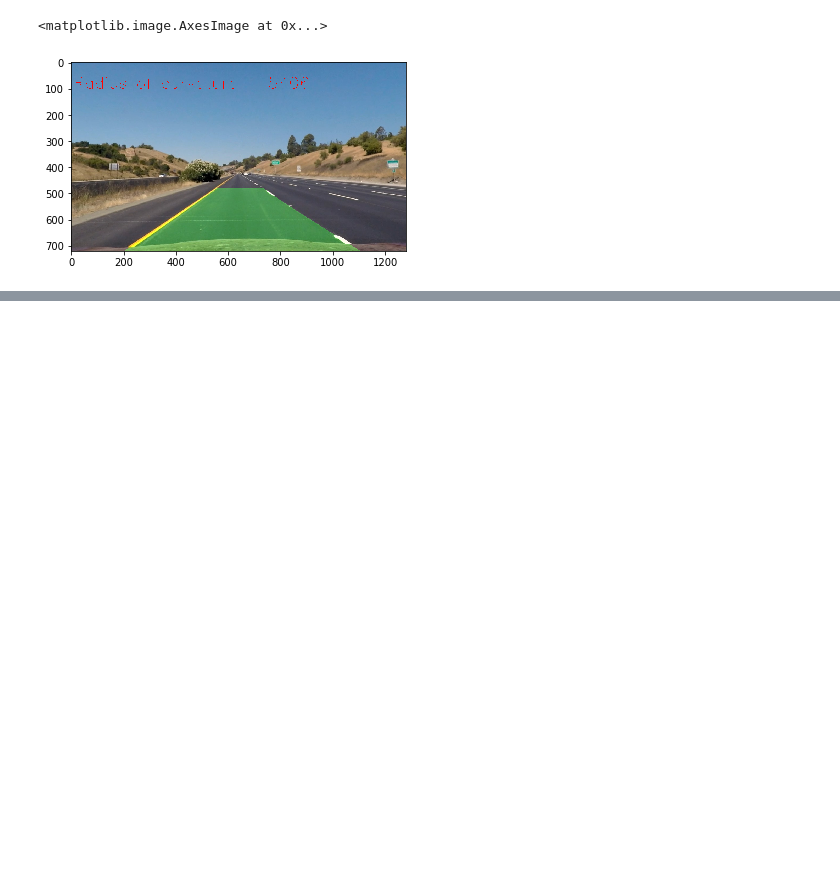
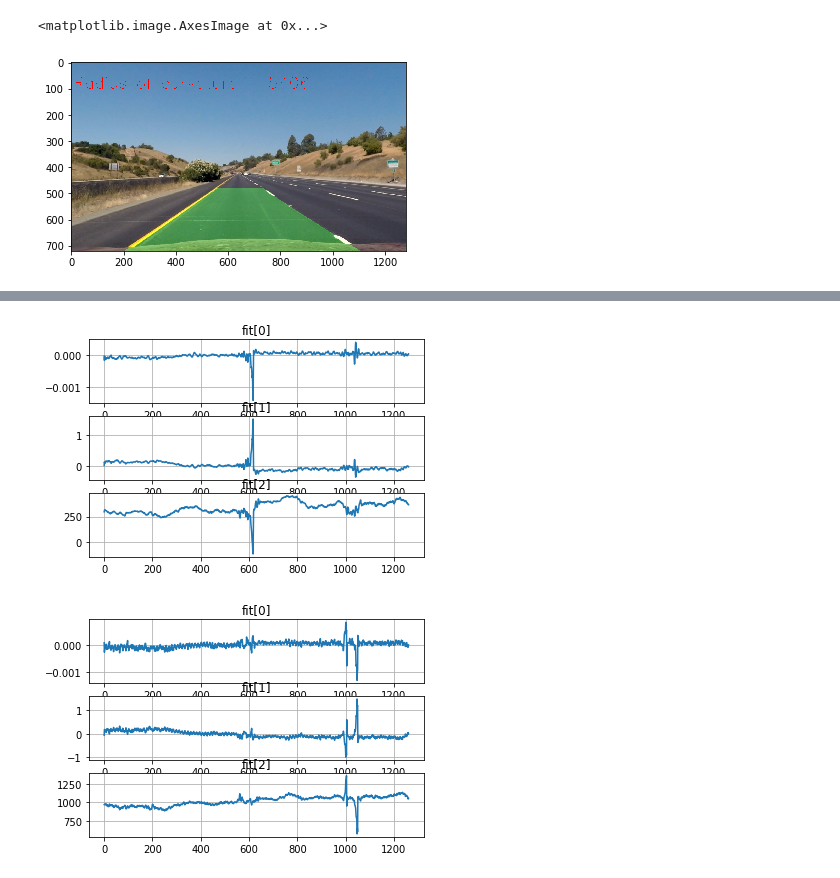
Before and after one commit to gcjyzdd/SDC-P4, a Jupyter notebook: AdvancedLanelineDetection.ipynb, the cells around one changed output, grey strips where cells are left out. Drawn from its saved outputs; the diff is of its cells as text; code cells hidden in the pictures; blank space fills up the shorter version.

Commit message:
Plot the fit coefficients
Add a plot method in the class

```diff
--- a/AdvancedLanelineDetection.ipynb
+++ b/AdvancedLanelineDetection.ipynb
@@ -591,3 +591,8 @@ HTML("""
 """.format(white_output))
 # %% [output]
 [interactive output not drawn]
+# %%
+detector.plotFit()
+# %% [output]
+[figure, added]
+[figure, added]
```
Also changed, not shown: parts of 1 cell of this notebook, 1 other file.
